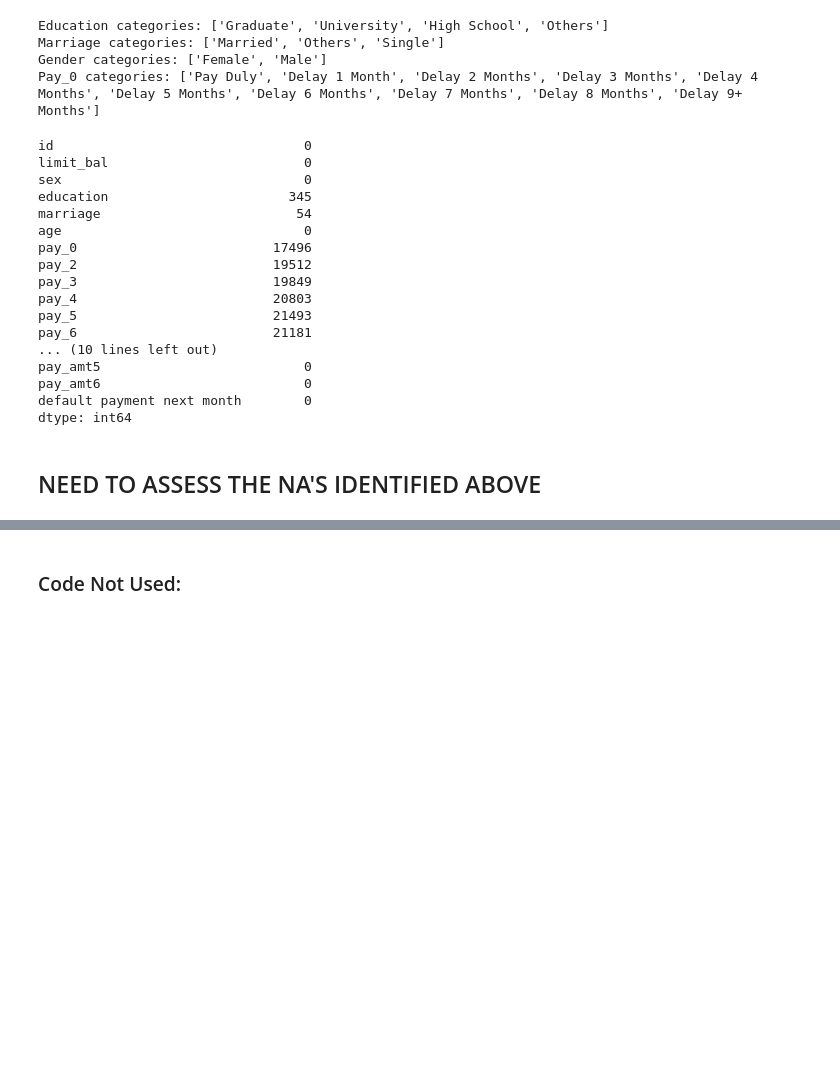
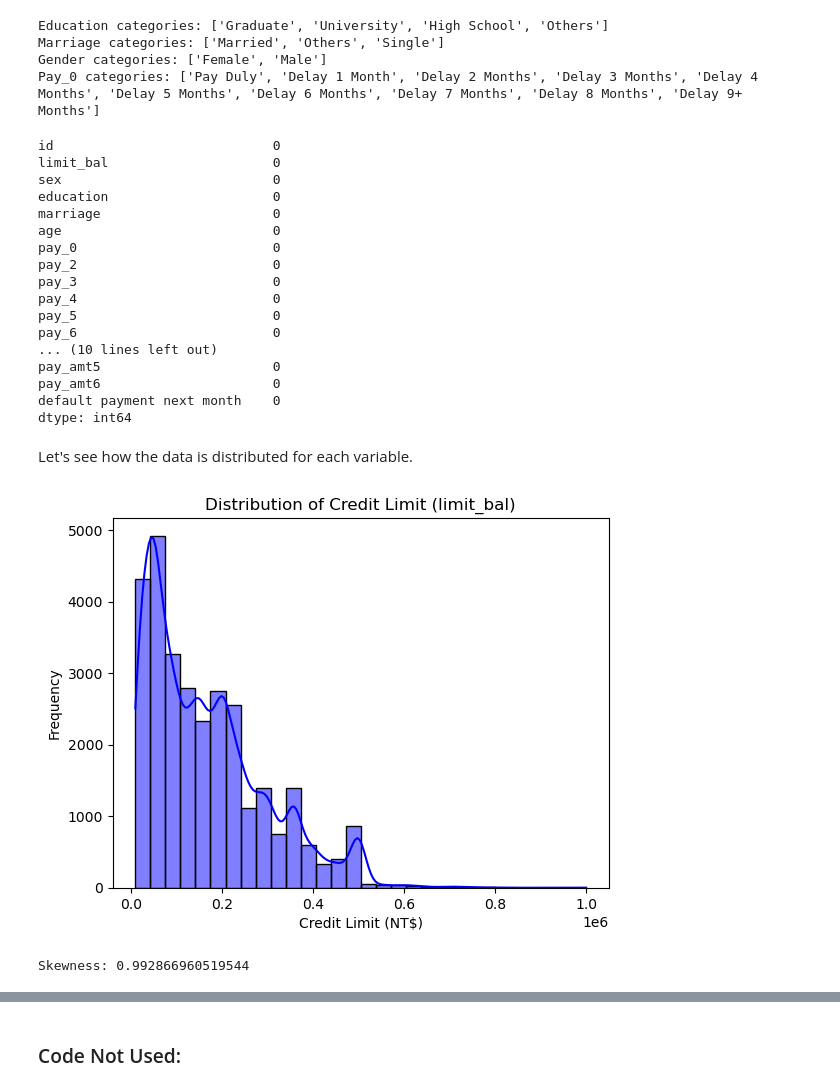
Before and after one commit to chrislagamba/Python-Data-Analysis, a Jupyter notebook: Credit Card Default - Taiwan/credit_card_default_taiwan.ipynb, the cells around one changed output, grey strips where cells are left out. Cells and saved outputs as stored; diff of their text form; code cells hidden in the pictures; blank space fills up the shorter version.

Commit message:
Partial visualization  and initial  glm regression complete

```diff
--- a/Credit Card Default - Taiwan/credit_card_default_taiwan.ipynb
+++ b/Credit Card Default - Taiwan/credit_card_default_taiwan.ipynb
@@ -111,0 +203,17 @@ Index(['id', 'limit_bal', 'sex', 'education', 'marriage', 'age', 'pay_0',
+# %%
+# List pay columns
+pay_cols = ['pay_0', 'pay_2', 'pay_3', 'pay_4', 'pay_5', 'pay_6']
+
+# Change all 0 values to -1 in the pay columns
+credit[pay_cols] = credit[pay_cols].replace(0, -1)
+
+# Change all -2 values to 2 in the pay columns
+credit[pay_cols] = credit[pay_cols].replace(-2, 2)
+
+# Change all 0 values to 2 in the marriage column
+credit['marriage'] = credit['marriage'].replace(0, 2)
+
+# Change all 0, 5, 6 values to 4 in education column
+credit['education'] = credit['education'].replace(0, 4)
+credit['education'] = credit['education'].replace(5, 4)
+credit['education'] = credit['education'].replace(6, 4)
@@ -200,22 +350,35 @@ Pay_0 categories: ['Pay Duly', 'Delay 1 Month', 'Delay 2 Months', 'Delay 3 Month
 # Verify no data was "lost" during conversion
 credit.isna().sum()
 # %% [output]
-id                                0
-limit_bal                         0
-sex                               0
-education                       345
-marriage                         54
-age                               0
-pay_0                         17496
-pay_2                         19512
-pay_3                         19849
-pay_4                         20803
-pay_5                         21493
-pay_6                         21181
+id                            0
+limit_bal                     0
+sex                           0
+education                     0
+marriage                      0
+age                           0
+pay_0                         0
+pay_2                         0
+pay_3                         0
+pay_4                         0
+pay_5                         0
+pay_6                         0
 ... (10 lines left out)
-pay_amt5                          0
-pay_amt6                          0
-default payment next month        0
+pay_amt5                      0
+pay_amt6                      0
+default payment next month    0
 dtype: int64
-# %% [markdown]
-## NEED TO ASSESS THE NA'S IDENTIFIED ABOVE
+# %% [markdown]
+Let's see how the data is distributed for each variable.
+# %%
+# limit_bal distribution
+sns.histplot(credit['limit_bal'], bins = 30, kde = True, color = "blue", edgecolor = "black")
+plt.title('Distribution of Credit Limit (limit_bal)')
+plt.xlabel('Credit Limit (NT$)')
+plt.ylabel('Frequency')
+plt.show()
+# %% [output]
+[figure, added]
+# %%
+print("Skewness:", credit['limit_bal'].skew())
+# %% [output]
+Skewness: 0.992866960519544
```
Also changed, not shown: parts of 26 cells of this notebook.
